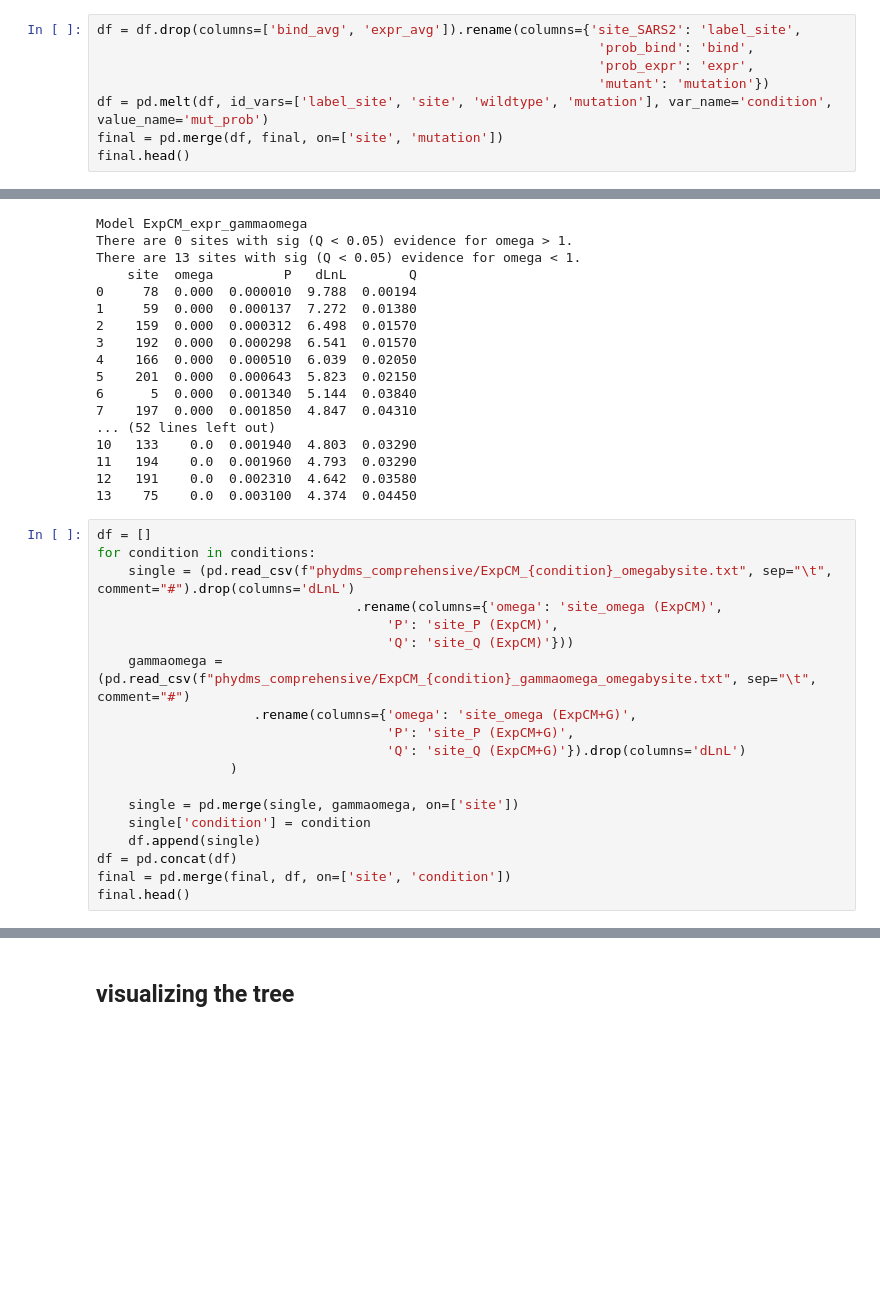
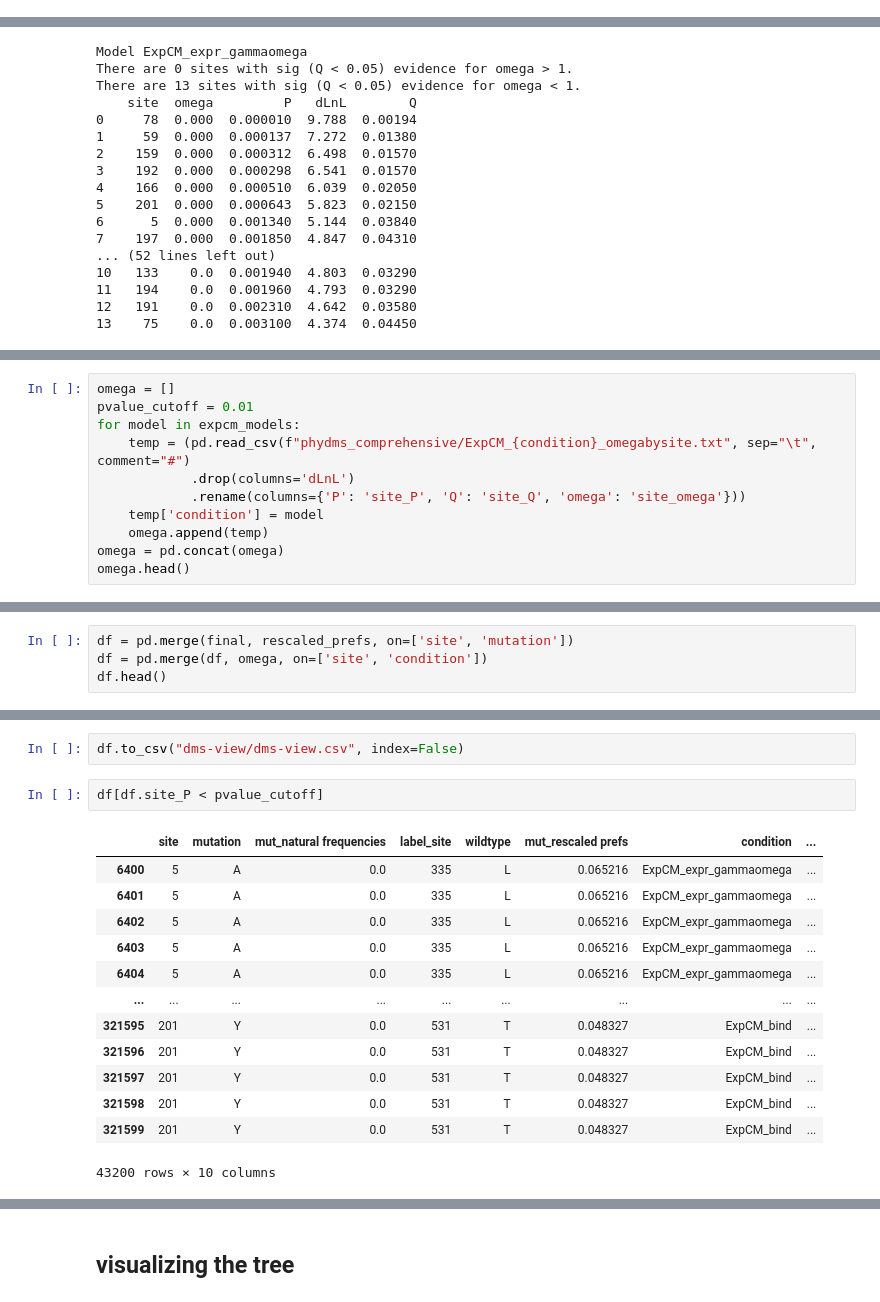
Before and after one commit to jbloomlab/SARS-CoV-phydms, a Jupyter notebook: phydms.ipynb, the cells around one changed output, grey strips where cells are left out. Drawn from its saved outputs; the diff is of its cells as text; blank space fills up the shorter version.

Commit message:
tweaks to dms-view org

```diff
--- a/phydms.ipynb
+++ b/phydms.ipynb
@@ -121,8 +129,0 @@ site_map = dict(zip(site_map['site'], site_map['site_SARS2']))
-# %%
-df = df.drop(columns=['bind_avg', 'expr_avg']).rename(columns={'site_SARS2': 'label_site',
-                                                                'prob_bind': 'bind',
-                                                                'prob_expr': 'expr',
-                                                                'mutant': 'mutation'})
-df = pd.melt(df, id_vars=['label_site', 'site', 'wildtype', 'mutation'], var_name='condition', value_name='mut_prob')
-final = pd.merge(df, final, on=['site', 'mutation'])
-final.head()
@@ -189,22 +213,3 @@ There are 13 sites with sig (Q < 0.05) evidence for omega < 1.
 11   194    0.0  0.001960  4.793  0.03290
 12   191    0.0  0.002310  4.642  0.03580
 13    75    0.0  0.003100  4.374  0.04450
-# %%
-df = []
-for condition in conditions:
-    single = (pd.read_csv(f"phydms_comprehensive/ExpCM_{condition}_omegabysite.txt", sep="\t", comment="#").drop(columns='dLnL')
-                                 .rename(columns={'omega': 'site_omega (ExpCM)',
-                                     'P': 'site_P (ExpCM)',
-                                     'Q': 'site_Q (ExpCM)'}))
-    gammaomega = (pd.read_csv(f"phydms_comprehensive/ExpCM_{condition}_gammaomega_omegabysite.txt", sep="\t", comment="#")
-                    .rename(columns={'omega': 'site_omega (ExpCM+G)',
-                                     'P': 'site_P (ExpCM+G)',
-                                     'Q': 'site_Q (ExpCM+G)'}).drop(columns='dLnL')
-                 )
-
-    single = pd.merge(single, gammaomega, on=['site'])
-    single['condition'] = condition
-    df.append(single)
-df = pd.concat(df)
-final = pd.merge(final, df, on=['site', 'condition'])
-final.head()
@@ -217,0 +216,11 @@ final.head()
+# %%
+omega = []
+pvalue_cutoff = 0.01
+for model in expcm_models:
+    temp = (pd.read_csv(f"phydms_comprehensive/ExpCM_{condition}_omegabysite.txt", sep="\t", comment="#")
+            .drop(columns='dLnL')
+            .rename(columns={'P': 'site_P', 'Q': 'site_Q', 'omega': 'site_omega'}))
+    temp['condition'] = model
+    omega.append(temp)
+omega = pd.concat(omega)
+omega.head()
@@ -217,0 +234,4 @@ final.head()
+# %%
+df = pd.merge(final, rescaled_prefs, on=['site', 'mutation'])
+df = pd.merge(df, omega, on=['site', 'condition'])
+df.head()
@@ -217,0 +245,18 @@ final.head()
+# %%
+df.to_csv("dms-view/dms-view.csv", index=False)
+# %%
+df[df.site_P < pvalue_cutoff]
+# %% [output]
+|  | site | mutation | mut_natural frequencies | label_site | wildtype | mut_rescaled prefs | condition | ... |
+| 6400 | 5 | A | 0.0 | 335 | L | 0.065216 | ExpCM_expr_gammaomega | ... |
+| 6401 | 5 | A | 0.0 | 335 | L | 0.065216 | ExpCM_expr_gammaomega | ... |
+| 6402 | 5 | A | 0.0 | 335 | L | 0.065216 | ExpCM_expr_gammaomega | ... |
+| 6403 | 5 | A | 0.0 | 335 | L | 0.065216 | ExpCM_expr_gammaomega | ... |
+| 6404 | 5 | A | 0.0 | 335 | L | 0.065216 | ExpCM_expr_gammaomega | ... |
+| ... | ... | ... | ... | ... | ... | ... | ... | ... |
+| 321595 | 201 | Y | 0.0 | 531 | T | 0.048327 | ExpCM_bind | ... |
+| 321596 | 201 | Y | 0.0 | 531 | T | 0.048327 | ExpCM_bind | ... |
+| 321597 | 201 | Y | 0.0 | 531 | T | 0.048327 | ExpCM_bind | ... |
+| 321598 | 201 | Y | 0.0 | 531 | T | 0.048327 | ExpCM_bind | ... |
+| 321599 | 201 | Y | 0.0 | 531 | T | 0.048327 | ExpCM_bind | ... |
+43200 rows × 10 columns
```
Also changed, not shown: parts of 10 cells of this notebook, 1 other file.
